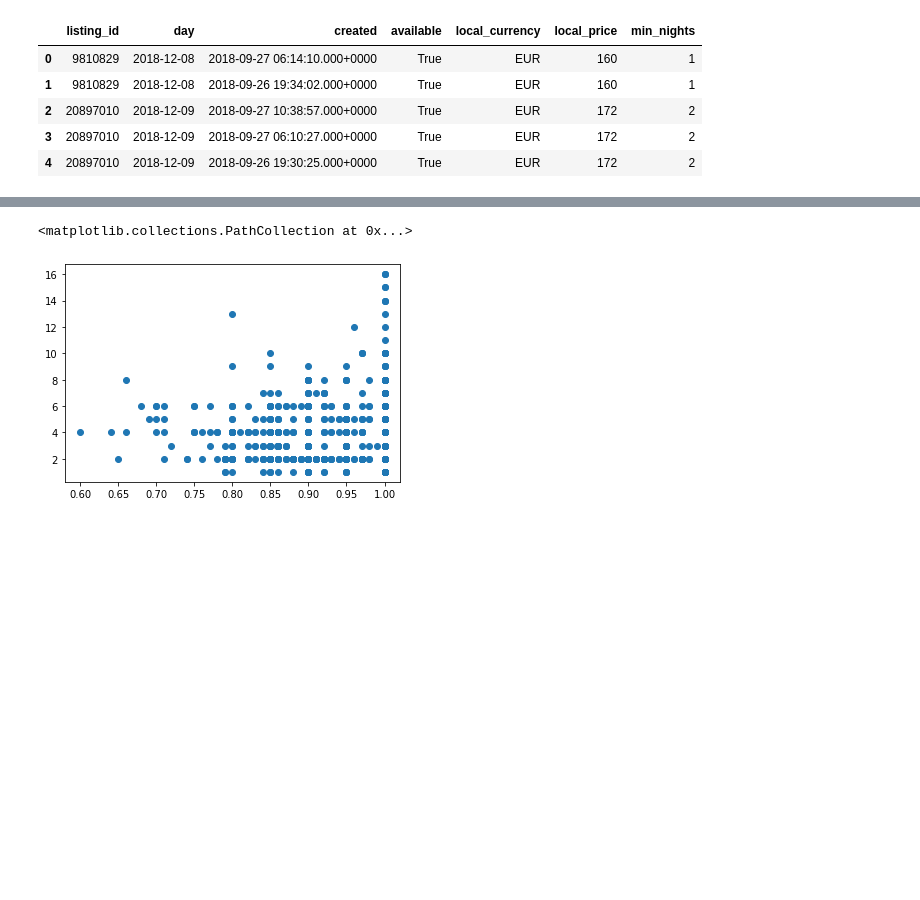
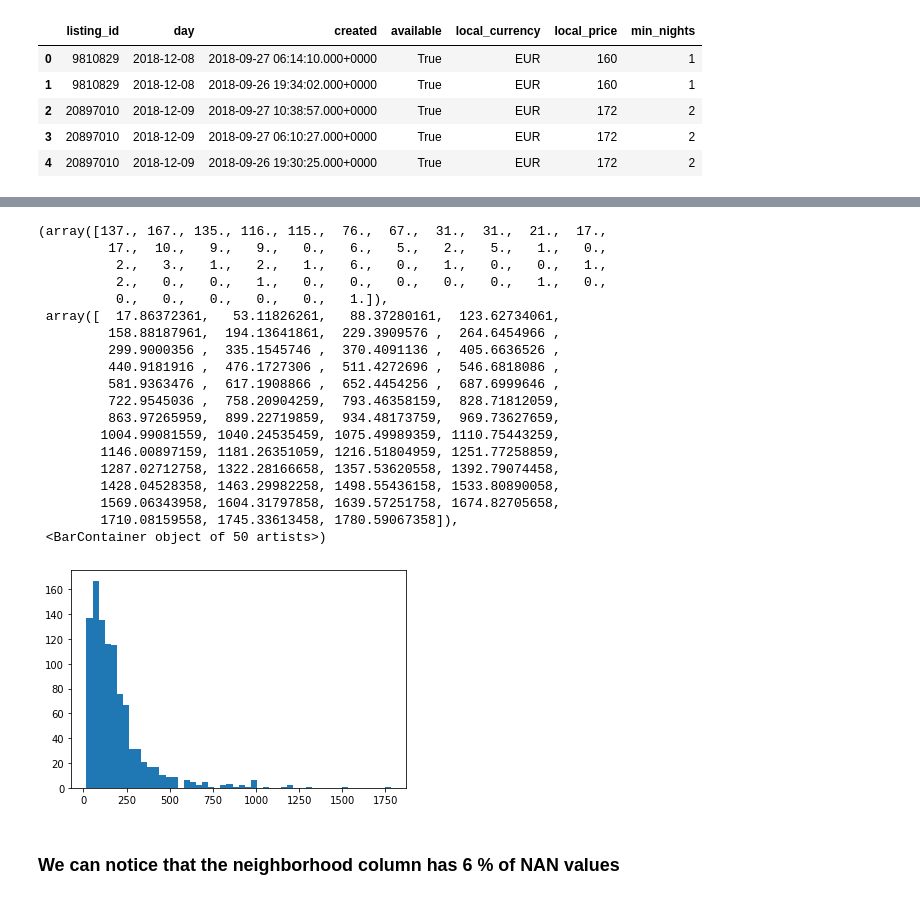
Before and after one commit to kevintsi/projetCC, a Jupyter notebook: ml/EDA.ipynb, the cells around one changed output, grey strips where cells are left out. Cells and saved outputs as stored; diff of their text form; code cells hidden in the pictures; blank space fills up the shorter version.

```diff
--- a/ml/EDA.ipynb
+++ b/ml/EDA.ipynb
@@ -2,4 +4,6 @@
 import pandas as pds
 import numpy as np
 import matplotlib.pyplot as plt
+import seaborn as sns
+sns.set()
 # %%
@@ -37,5 +41,26 @@ df_merge.head()
-# %%
-plt.scatter(df_merge["pricing_weekly_factor"], df_merge["person_capacity"])
-# %% [output]
-<matplotlib.collections.PathCollection at 0x...>
-[figure, removed]
+# %%
+bins = np.arange(0,.1, 1)
+plt.hist(df_merge.local_price, bins=50)
+# %% [output]
+(array([137., 167., 135., 116., 115.,  76.,  67.,  31.,  31.,  21.,  17.,
+         17.,  10.,   9.,   9.,   0.,   6.,   5.,   2.,   5.,   1.,   0.,
+          2.,   3.,   1.,   2.,   1.,   6.,   0.,   1.,   0.,   0.,   1.,
+          2.,   0.,   0.,   1.,   0.,   0.,   0.,   0.,   0.,   1.,   0.,
+          0.,   0.,   0.,   0.,   0.,   1.]),
+ array([  17.86372361,   53.11826261,   88.37280161,  123.62734061,
+         158.88187961,  194.13641861,  229.3909576 ,  264.6454966 ,
+         299.9000356 ,  335.1545746 ,  370.4091136 ,  405.6636526 ,
+         440.9181916 ,  476.1727306 ,  511.4272696 ,  546.6818086 ,
+         581.9363476 ,  617.1908866 ,  652.4454256 ,  687.6999646 ,
+         722.9545036 ,  758.20904259,  793.46358159,  828.71812059,
+         863.97265959,  899.22719859,  934.48173759,  969.73627659,
+        1004.99081559, 1040.24535459, 1075.49989359, 1110.75443259,
+        1146.00897159, 1181.26351059, 1216.51804959, 1251.77258859,
+        1287.02712758, 1322.28166658, 1357.53620558, 1392.79074458,
+        1428.04528358, 1463.29982258, 1498.55436158, 1533.80890058,
+        1569.06343958, 1604.31797858, 1639.57251758, 1674.82705658,
+        1710.08159558, 1745.33613458, 1780.59067358]),
+ <BarContainer object of 50 artists>)
+[figure, added]
+# %% [markdown]
+### We can notice that the neighborhood column has 6 % of NAN values
```
Also changed, not shown: parts of 8 cells of this notebook.
